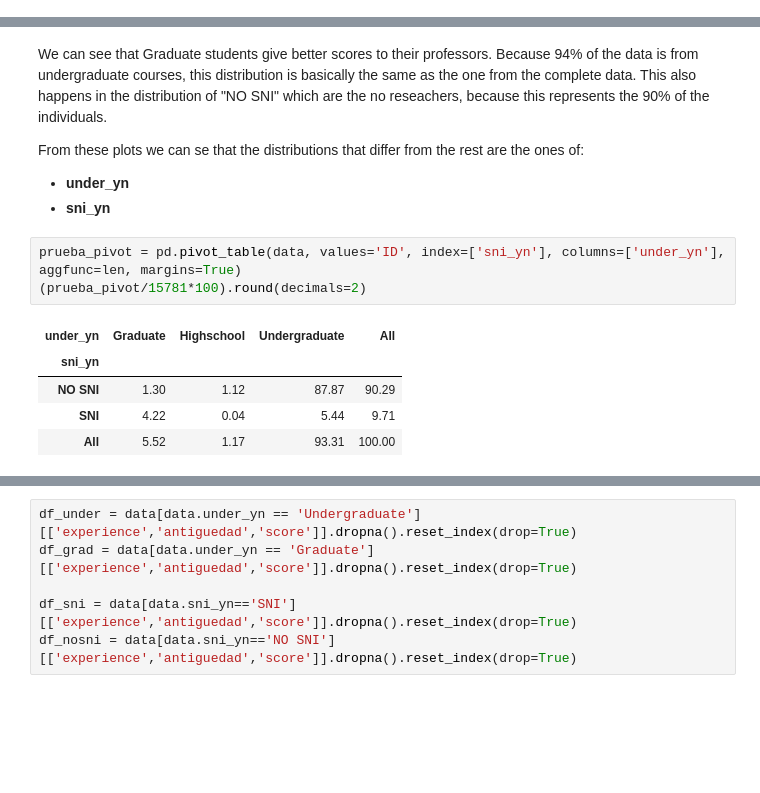
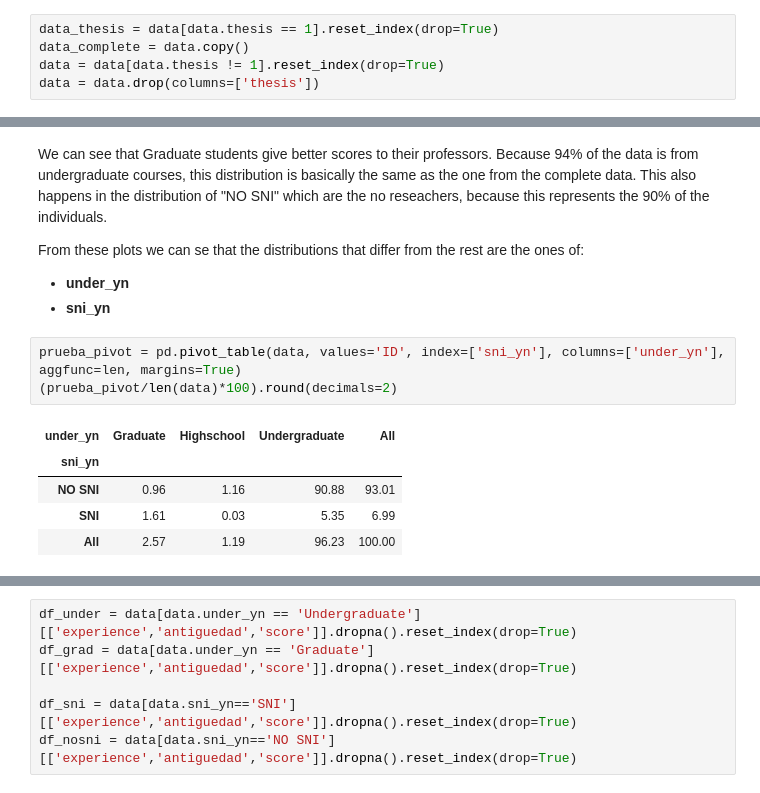
Before and after one commit to luissedas/da-project, a Jupyter notebook: DA-FinalProject.ipynb, the cells around one changed output, grey strips where cells are left out. Saved outputs shown, nothing was run; the diff lists cells and outputs as text; blank space fills up the shorter version.

```diff
--- a/DA-FinalProject.ipynb
+++ b/DA-FinalProject.ipynb
@@ -45,3 +56,8 @@ Here I try to understand how the data is distributed along the different feature
+# %%
+data_thesis = data[data.thesis == 1].reset_index(drop=True)
+data_complete = data.copy()
+data = data[data.thesis != 1].reset_index(drop=True)
+data = data.drop(columns=['thesis'])
 # %%
 # Creates a table, grouping by 'Campus'
 table_count_campus = data[['campus','ID']].groupby(['campus'],as_index=False).count().sort_values(by=['ID'],ascending=False).reset_index(drop=True)
@@ -91,10 +107,10 @@ From these plots we can se that the distributions that differ from the rest are
 - **sni_yn**
 # %%
 prueba_pivot = pd.pivot_table(data, values='ID', index=['sni_yn'], columns=['under_yn'], aggfunc=len, margins=True)
-(prueba_pivot/15781*100).round(decimals=2)
+(prueba_pivot/len(data)*100).round(decimals=2)
 # %% [output]
 | under_yn | Graduate | Highschool | Undergraduate | All |
 | sni_yn |  |  |  |  |
-| NO SNI | 1.30 | 1.12 | 87.87 | 90.29 |
-| SNI | 4.22 | 0.04 | 5.44 | 9.71 |
-| All | 5.52 | 1.17 | 93.31 | 100.00 |
+| NO SNI | 0.96 | 1.16 | 90.88 | 93.01 |
+| SNI | 1.61 | 0.03 | 5.35 | 6.99 |
+| All | 2.57 | 1.19 | 96.23 | 100.00 |
```
Also changed, not shown: parts of 27 cells of this notebook, 2 other files.
